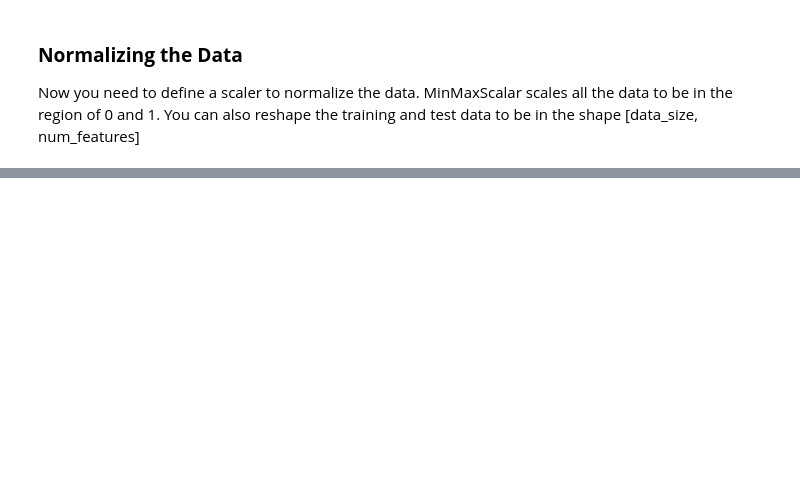
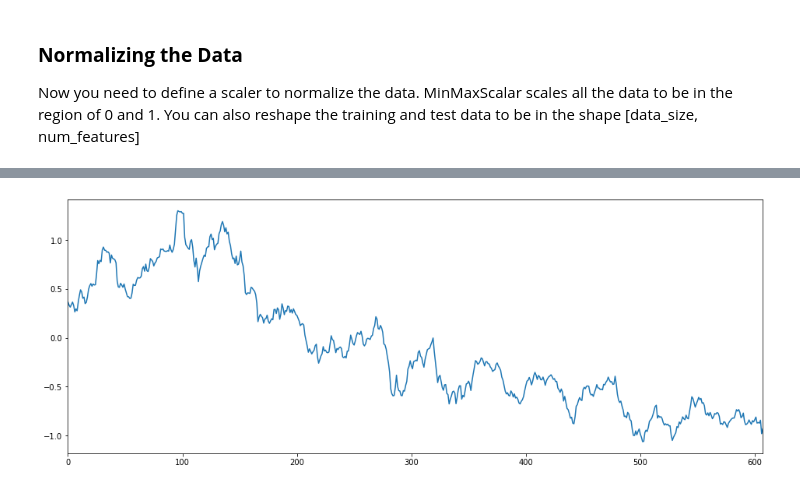
Before and after one commit to sachinkun21/Stock_price_prediction, a Jupyter notebook: IOCL_Predictions_in_Python.ipynb, the cells around one changed output, grey strips where cells are left out. Saved outputs shown, nothing was run; the diff lists cells and outputs as text; code cells hidden in the pictures; blank space fills up the shorter version.

```diff
--- a/IOCL_Predictions_in_Python.ipynb
+++ b/IOCL_Predictions_in_Python.ipynb
@@ -237,0 +296,6 @@ Now you need to define a scaler to normalize the data. MinMaxScalar scales all t
+# %%
+# Let's Normalize test data
+test_data = scaler.transform(test_data).reshape(-1)
+plot_array(test_data)
+# %% [output]
+[figure, added]
```
Also changed, not shown: parts of 15 cells of this notebook.
